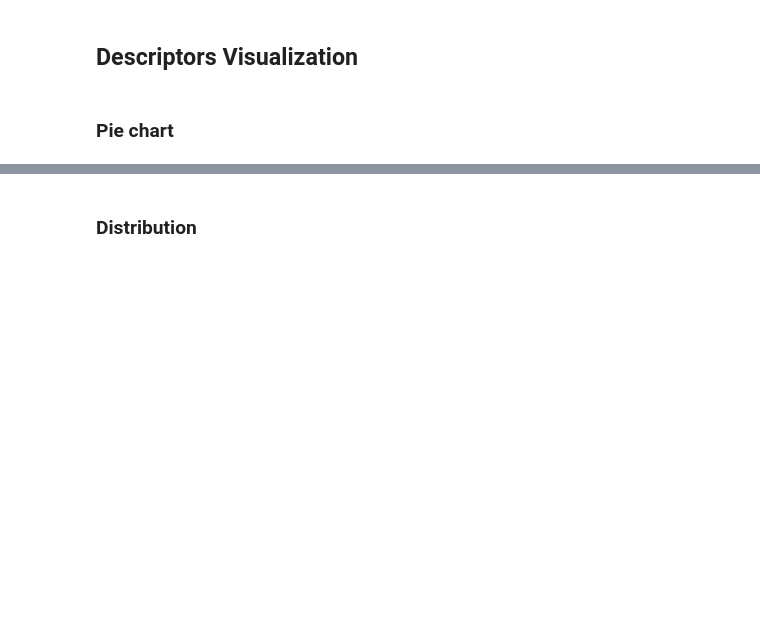
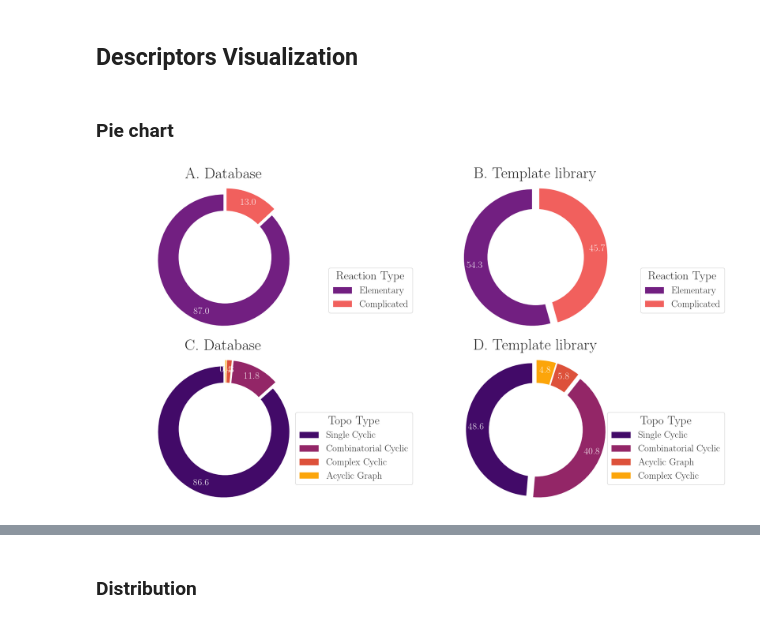
Before and after one commit to TieuLongPhan/SynTemp, a Jupyter notebook: Docs/Analysis/_4_templates_analysis.ipynb, the cells around one changed output, grey strips where cells are left out. Saved outputs shown, nothing was run; the diff lists cells and outputs as text; code cells hidden in the pictures; blank space fills up the shorter version.

```diff
--- a/Docs/Analysis/_4_templates_analysis.ipynb
+++ b/Docs/Analysis/_4_templates_analysis.ipynb
@@ -128,7 +155,7 @@ import pandas as pd
 import seaborn as sns
 
 
-def create_pie_chart(data, column, ax=None, title=None, color_pallet="pastel"):
+def create_pie_chart(data, column, ax=None, title=None, color_pallet="Viridis"):
     """
     Generates a pie chart for the specified column from a list of dictionaries.
     Displays percentage labels inside the slices only and category names in an external
@@ -196,7 +223,7 @@ def create_pie_chart(data, column, ax=None, title=None, color_pallet="pastel"):
 
     # Enhance the font size and color of the autotexts
     for autotext in autotexts:
-        autotext.set_color("black")
+        autotext.set_color("white")
         autotext.set_fontsize(20)
 
     return ax
@@ -208,39 +235,41 @@ create_pie_chart(
     "Reaction Type",
     ax=axs[0, 1],
     title=r"B. Template library",
-    color_pallet="pastel",
+    color_pallet="magma",
 )
 
 create_pie_chart(
     data_cluster,
     "Reaction Type",
     ax=axs[0, 0],
     title=r"A. Database",
-    color_pallet="pastel",
+    color_pallet="magma",
 )
 
 create_pie_chart(
     temp_0,
     "Topo Type",
     ax=axs[1, 1],
     title=r"D. Template library",
-    color_pallet="coolwarm",
+    color_pallet="inferno",
 )
 
 create_pie_chart(
     data_cluster,
     "Topo Type",
     ax=axs[1, 0],
     title=r"C. Database",
-    color_pallet="coolwarm",
+    color_pallet="inferno",
 )
 
 
 plt.tight_layout()
 plt.savefig(
     "../../Docs/Analysis/fig/Fig8_Analysis_rtype_topo.pdf",
     dpi=600,
     bbox_inches="tight",
     pad_inches=0,
 )
 plt.show()
+# %% [output]
+[figure, added]
```
Also changed, not shown: parts of 11 cells of this notebook, 50 other files.
